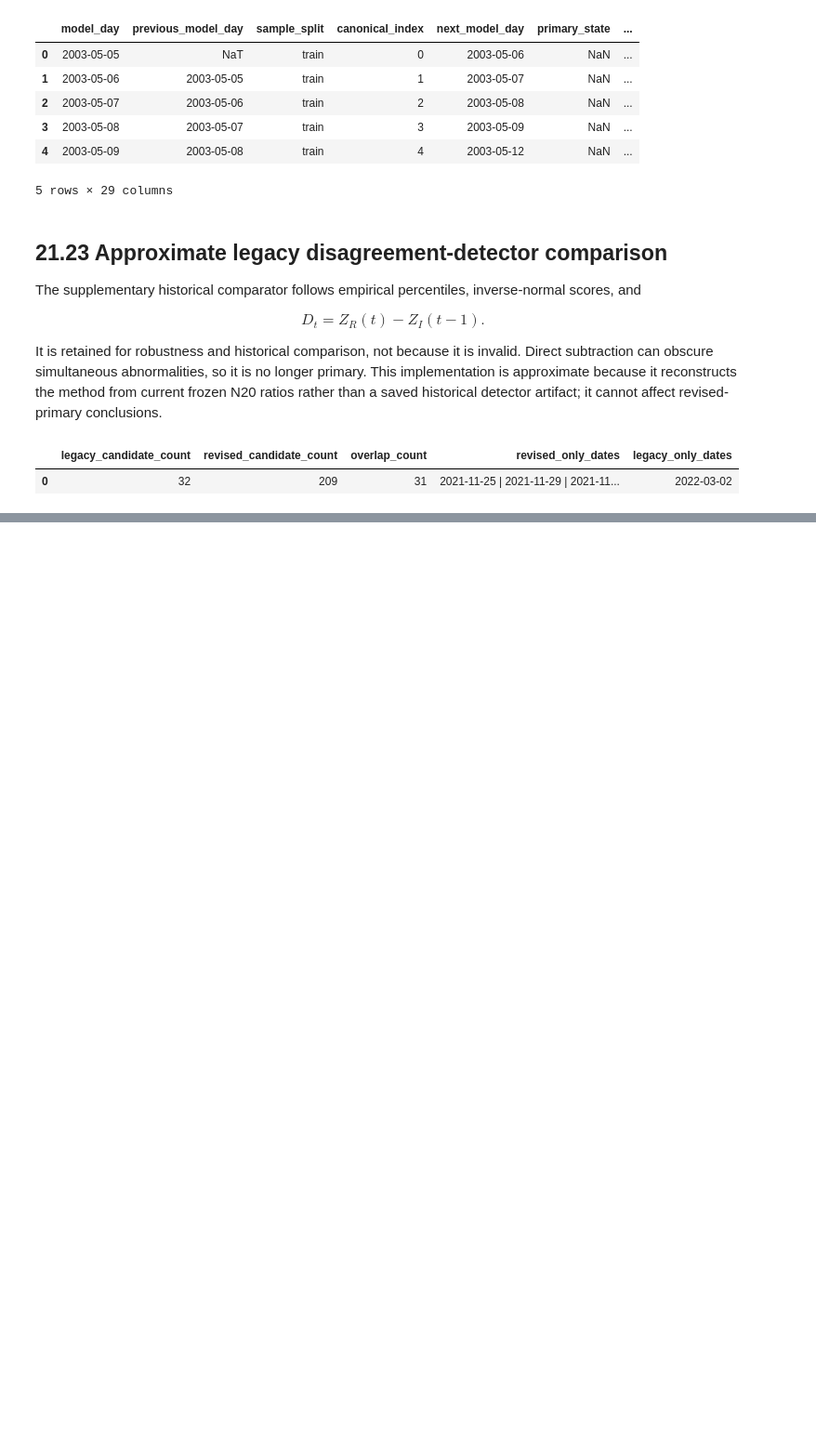
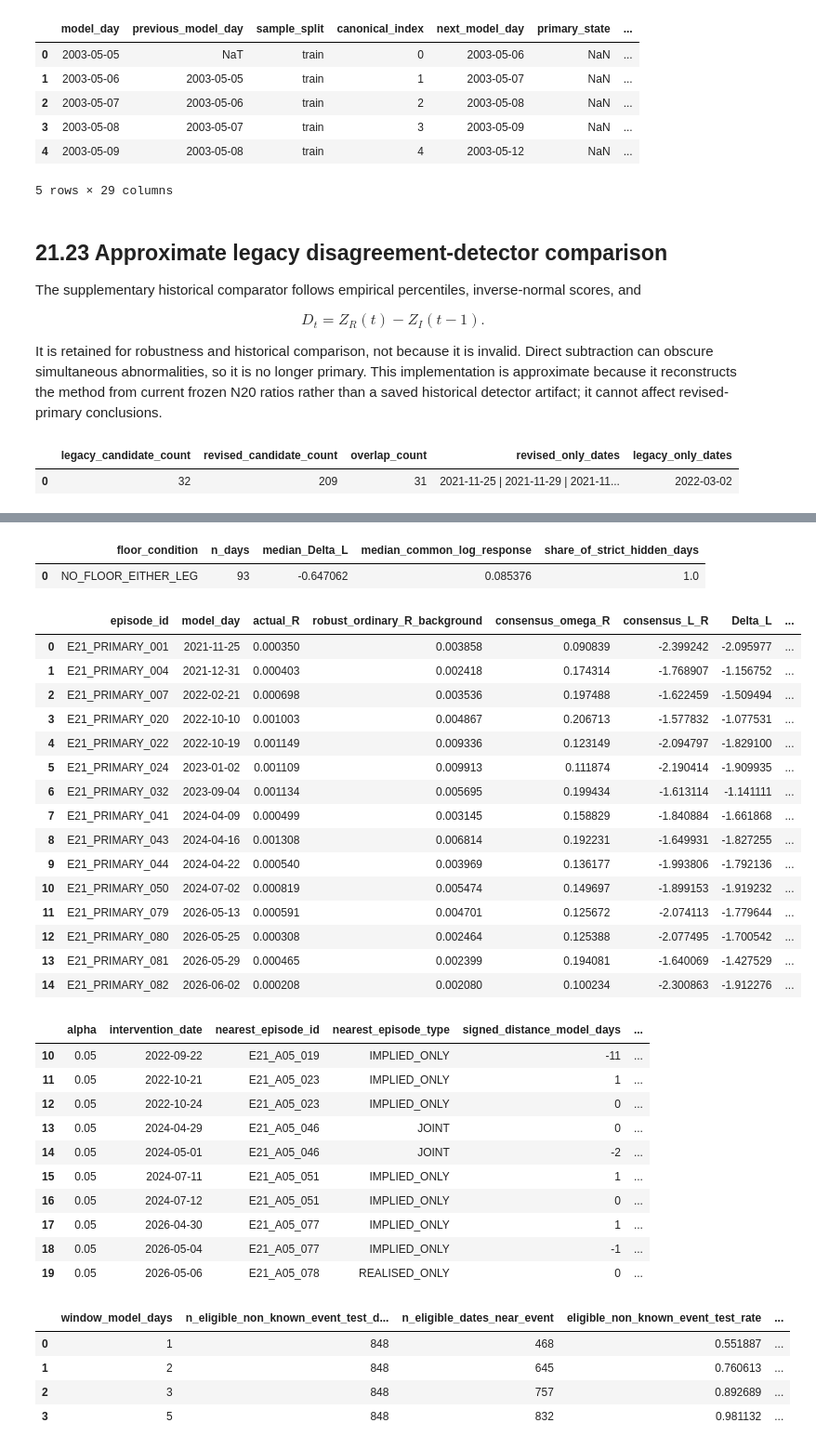
Before and after one commit to JivN24/HSBC-AN-RN, a Jupyter notebook: CODEWORK/Linus' Task Re-Do/21_empirical_hidden_event_discovery_and_signal_synthesis.ipynb, the cells around one changed output, grey strips where cells are left out. Shown at 93% size. Drawn from its saved outputs; the diff is of its cells as text; code cells hidden in the pictures; blank space fills up the shorter version.

```diff
--- a/CODEWORK/Linus' Task Re-Do/21_empirical_hidden_event_discovery_and_signal_synthesis.ipynb
+++ b/CODEWORK/Linus' Task Re-Do/21_empirical_hidden_event_discovery_and_signal_synthesis.ipynb
@@ -1196,0 +1679,28 @@ display(export_manifest)
+# %%
+# Descriptive alpha=.05 intervention distances and distinct nearest-episode composition.
+primary_nearest=mof_nearest_episode_distance.loc[mof_nearest_episode_distance.alpha.eq(PRIMARY_ALPHA)].copy()
+mof_primary_intervention_distance_summary=pd.DataFrame([{
+    'n_interventions':len(primary_nearest),
+    'n_exactly_on_peak':int(primary_nearest.absolute_distance_model_days.eq(0).sum()),
+    'n_within_1_model_day':int(primary_nearest.absolute_distance_model_days.le(1).sum()),
+    'n_within_2_model_days':int(primary_nearest.absolute_distance_model_days.le(2).sum()),
+    'n_within_5_model_days':int(primary_nearest.absolute_distance_model_days.le(5).sum()),
+    'distant_unmatched_intervention_date':primary_nearest.loc[primary_nearest.absolute_distance_model_days.gt(5),'intervention_date'].min(),
+    'distant_unmatched_distance_model_days':int(primary_nearest.loc[primary_nearest.absolute_distance_model_days.gt(5),'absolute_distance_model_days'].max()),
+}])
+assert mof_primary_intervention_distance_summary.loc[0,['n_exactly_on_peak','n_within_1_model_day','n_within_2_model_days','n_within_5_model_days']].tolist()==[4,8,9,9]
+def composition_rows(scope, frame):
+    unique=frame.drop_duplicates('nearest_episode_id')
+    counts=unique.nearest_episode_type.value_counts().reindex(['IMPLIED_ONLY','JOINT','REALISED_ONLY'],fill_value=0)
+    return pd.DataFrame({'scope':scope,'primary_state':counts.index,'n_distinct_episodes':counts.values,'n_distinct_episodes_total':len(unique)})
+mof_nearest_episode_composition=pd.concat([
+    composition_rows('ALL_10_INTERVENTION_NEAREST_EPISODES',primary_nearest),
+    composition_rows('PRIMARY_WITHIN_5_NEAREST_EPISODES',primary_nearest.loc[primary_nearest.within_5]),
+],ignore_index=True)
+all_composition=mof_nearest_episode_composition.loc[mof_nearest_episode_composition.scope.eq('ALL_10_INTERVENTION_NEAREST_EPISODES')].set_index('primary_state').n_distinct_episodes.to_dict()
+matched_composition=mof_nearest_episode_composition.loc[mof_nearest_episode_composition.scope.eq('PRIMARY_WITHIN_5_NEAREST_EPISODES')].set_index('primary_state').n_distinct_episodes.to_dict()
+assert all_composition=={'IMPLIED_ONLY':4,'JOINT':1,'REALISED_ONLY':1} and matched_composition=={'IMPLIED_ONLY':3,'JOINT':1,'REALISED_ONLY':1}
+display(primary_nearest[['intervention_date','nearest_episode_id','nearest_episode_type','signed_distance_model_days','absolute_distance_model_days','within_5']])
+display(mof_primary_intervention_distance_summary)
+display(mof_nearest_episode_composition)
+display(Markdown('**Descriptive composition only.** The distinct nearest-episode set is tilted toward IMPLIED_ONLY states relative to the overall episode composition, but the number of distinct matched episodes is too small for strong inferential claims; no causal or gating claim follows.'))
@@ -1196,0 +1733,17 @@ display(export_manifest)
+# %%
+display(cross_channel_response_summary)
+display(hidden_state_direction_summary)
+display(floor_provenance_summary)
+display(low_side_realised_diagnostic.head(15))
+display(mof_nearest_episode_distance.loc[mof_nearest_episode_distance.alpha.eq(PRIMARY_ALPHA)])
+display(scheduled_event_proximity_baseline)
+display(cross_channel_coordinate_dependence)
+display(hidden_state_direction_summary_complete)
+display(delta_L_direction_consistency)
+display(low_side_regime_decay_summary)
+display(low_side_regime_peak_summary)
+display(mof_primary_intervention_distance_summary)
+display(mof_nearest_episode_composition)
+
+display(low_side_regime_decay_bootstrap)
+# %% [output]
@@ -1196,0 +1766,34 @@ display(export_manifest)
+|  | floor_condition | n_days | median_Delta_L | median_common_log_response | share_of_strict_hidden_days |
+| 0 | NO_FLOOR_EITHER_LEG | 93 | -0.647062 | 0.085376 | 1.0 |
+|  | episode_id | model_day | actual_R | robust_ordinary_R_background | consensus_omega_R | consensus_L_R | Delta_L | ... |
+| 0 | E21_PRIMARY_001 | 2021-11-25 | 0.000350 | 0.003858 | 0.090839 | -2.399242 | -2.095977 | ... |
+| 1 | E21_PRIMARY_004 | 2021-12-31 | 0.000403 | 0.002418 | 0.174314 | -1.768907 | -1.156752 | ... |
+| 2 | E21_PRIMARY_007 | 2022-02-21 | 0.000698 | 0.003536 | 0.197488 | -1.622459 | -1.509494 | ... |
+| 3 | E21_PRIMARY_020 | 2022-10-10 | 0.001003 | 0.004867 | 0.206713 | -1.577832 | -1.077531 | ... |
+| 4 | E21_PRIMARY_022 | 2022-10-19 | 0.001149 | 0.009336 | 0.123149 | -2.094797 | -1.829100 | ... |
+| 5 | E21_PRIMARY_024 | 2023-01-02 | 0.001109 | 0.009913 | 0.111874 | -2.190414 | -1.909935 | ... |
+| 6 | E21_PRIMARY_032 | 2023-09-04 | 0.001134 | 0.005695 | 0.199434 | -1.613114 | -1.141111 | ... |
+| 7 | E21_PRIMARY_041 | 2024-04-09 | 0.000499 | 0.003145 | 0.158829 | -1.840884 | -1.661868 | ... |
+| 8 | E21_PRIMARY_043 | 2024-04-16 | 0.001308 | 0.006814 | 0.192231 | -1.649931 | -1.827255 | ... |
+| 9 | E21_PRIMARY_044 | 2024-04-22 | 0.000540 | 0.003969 | 0.136177 | -1.993806 | -1.792136 | ... |
+| 10 | E21_PRIMARY_050 | 2024-07-02 | 0.000819 | 0.005474 | 0.149697 | -1.899153 | -1.919232 | ... |
+| 11 | E21_PRIMARY_079 | 2026-05-13 | 0.000591 | 0.004701 | 0.125672 | -2.074113 | -1.779644 | ... |
+| 12 | E21_PRIMARY_080 | 2026-05-25 | 0.000308 | 0.002464 | 0.125388 | -2.077495 | -1.700542 | ... |
+| 13 | E21_PRIMARY_081 | 2026-05-29 | 0.000465 | 0.002399 | 0.194081 | -1.640069 | -1.427529 | ... |
+| 14 | E21_PRIMARY_082 | 2026-06-02 | 0.000208 | 0.002080 | 0.100234 | -2.300863 | -1.912276 | ... |
+|  | alpha | intervention_date | nearest_episode_id | nearest_episode_type | signed_distance_model_days | ... |
+| 10 | 0.05 | 2022-09-22 | E21_A05_019 | IMPLIED_ONLY | -11 | ... |
+| 11 | 0.05 | 2022-10-21 | E21_A05_023 | IMPLIED_ONLY | 1 | ... |
+| 12 | 0.05 | 2022-10-24 | E21_A05_023 | IMPLIED_ONLY | 0 | ... |
+| 13 | 0.05 | 2024-04-29 | E21_A05_046 | JOINT | 0 | ... |
+| 14 | 0.05 | 2024-05-01 | E21_A05_046 | JOINT | -2 | ... |
+| 15 | 0.05 | 2024-07-11 | E21_A05_051 | IMPLIED_ONLY | 1 | ... |
+| 16 | 0.05 | 2024-07-12 | E21_A05_051 | IMPLIED_ONLY | 0 | ... |
+| 17 | 0.05 | 2026-04-30 | E21_A05_077 | IMPLIED_ONLY | 1 | ... |
+| 18 | 0.05 | 2026-05-04 | E21_A05_077 | IMPLIED_ONLY | -1 | ... |
+| 19 | 0.05 | 2026-05-06 | E21_A05_078 | REALISED_ONLY | 0 | ... |
+|  | window_model_days | n_eligible_non_known_event_test_d... | n_eligible_dates_near_event | eligible_non_known_event_test_rate | ... |
+| 0 | 1 | 848 | 468 | 0.551887 | ... |
+| 1 | 2 | 848 | 645 | 0.760613 | ... |
+| 2 | 3 | 848 | 757 | 0.892689 | ... |
+| 3 | 5 | 848 | 832 | 0.981132 | ... |
```
Also changed, not shown: parts of 50 cells of this notebook, 33 other files.
